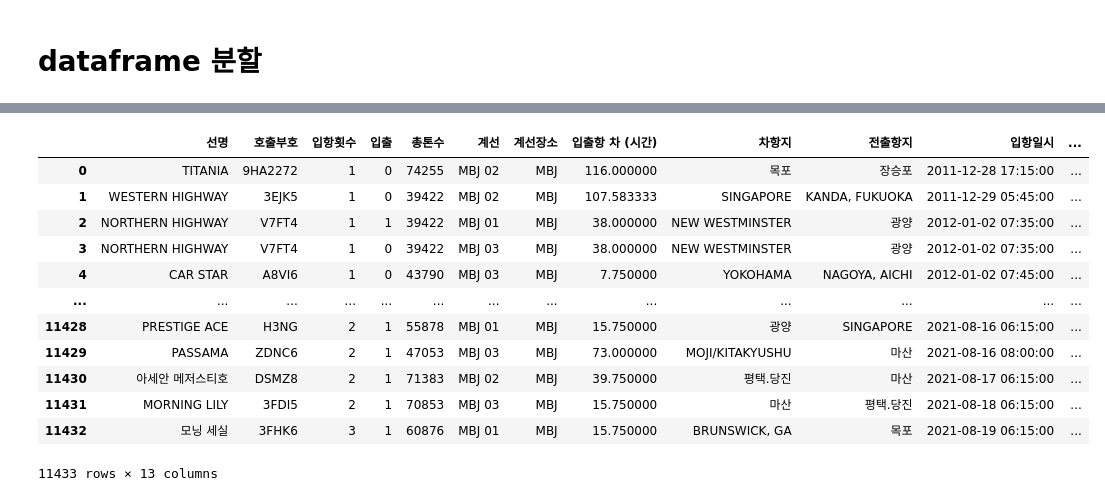
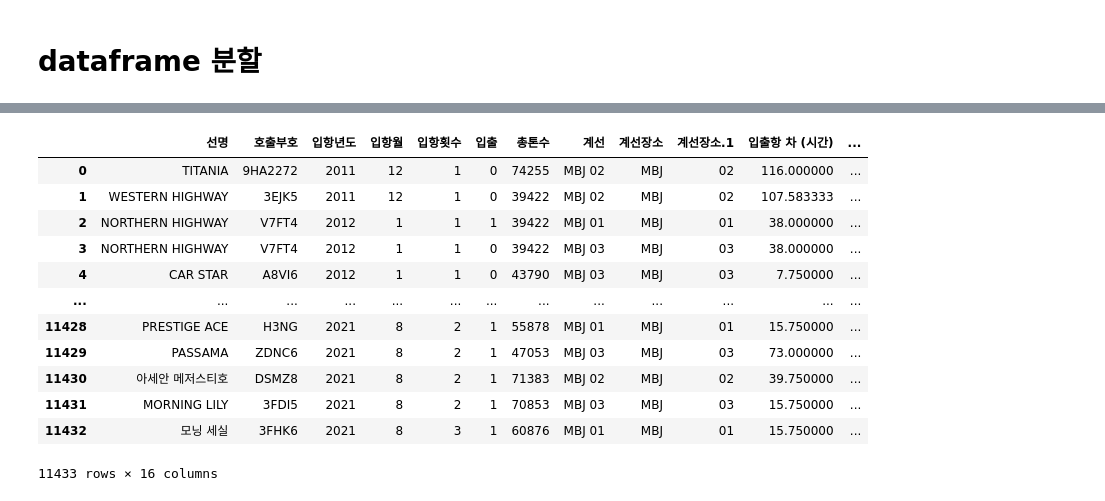
Before and after one commit to one-gidung/UPA_Smart_Port, a Jupyter notebook: 10년치 자동차부두 입출항 3차 시도 (전처리).ipynb, the cells around one changed output, grey strips where cells are left out. Cells and saved outputs as stored; diff of their text form; code cells hidden in the pictures.

```diff
--- a/10년치 자동차부두 입출항 3차 시도 (전처리).ipynb
+++ b/10년치 자동차부두 입출항 3차 시도 (전처리).ipynb
@@ -40,6 +40,6 @@ df
 # 데이터 EDA를 하기 위한 전처리
 # %%
 # 필요없는 변수 제거
-df.drop(['항명', '입항횟수', '구분', '외내', '항해구분', '예선', '도선', '국적', '국적.1', '승무원 1', '승무원 2', '승객', '부선호출부호1', '부선호출부호2', '계선장소.2'], axis=1, inplace=True)
+df.drop(['항명', '구분', '외내', '항해구분', '국적', '국적.1', '승무원 1', '승무원 2', '승객', '부선호출부호1', '부선호출부호2', '계선장소.2'], axis=1, inplace=True)
 df
 # %% [output]
@@ -141,5 +141,5 @@ df_Car
 # %%
 # 칼럼 이름 변경
-df_Car.rename(columns={'입항횟수.1': '입항횟수'}, inplace=True)
+df_Car.rename(columns={'입항횟수.1': '입항횟수', '입항횟수':'입항년도'}, inplace=True)
 df_Car
 # %% [output]
@@ -202,5 +201,0 @@ df_Car
-# %%
-# 필요없는 열 삭제 후 인덱스 초기화
-df_Car.drop(['계선장소.1'], axis=1, inplace=True)
-df_Car.reset_index(inplace=True, drop=True)
-df_Car
@@ -325,0 +303,6 @@ df
+# %%
+# 입항일시의 월을 추출에 월 컬럼 생성
+df['입항월'] = df['입항일시'].astype(str).str[5:7].astype(int)
+
+df = df.reset_index(drop=True)
+df
@@ -326,19 +323,19 @@ df
 # %%
 # 컬럼 순서 바꾸기 및 필요없는 열 제거
-df = df[['선명', '호출부호', '입항횟수', '입출', '총톤수', '계선', '계선장소', '입출항 차 (시간)', '차항지', '전출항지', '입항일시', '출항일시', 'MRN 번호']]
+df = df[['선명', '호출부호', '입항년도', '입항월', '입항횟수', '입출', '총톤수', '계선', '계선장소', '계선장소.1', '입출항 차 (시간)', '예선', '도선', '차항지', '전출항지', 'MRN 번호']]
 df = df.reset_index(drop=True)
 df
 # %% [output]
-|  | 선명 | 호출부호 | 입항횟수 | 입출 | 총톤수 | 계선 | 계선장소 | 입출항 차 (시간) | 차항지 | 전출항지 | 입항일시 | ... |
-| 0 | TITANIA | 9HA2272 | 1 | 0 | 74255 | MBJ 02 | MBJ | 116.000000 | 목포 | 장승포 | 2011-12-28 17:15:00 | ... |
-| 1 | WESTERN HIGHWAY | 3EJK5 | 1 | 0 | 39422 | MBJ 02 | MBJ | 107.583333 | SINGAPORE | KANDA, FUKUOKA | 2011-12-29 05:45:00 | ... |
-| 2 | NORTHERN HIGHWAY | V7FT4 | 1 | 1 | 39422 | MBJ 01 | MBJ | 38.000000 | NEW WESTMINSTER | 광양 | 2012-01-02 07:35:00 | ... |
-| 3 | NORTHERN HIGHWAY | V7FT4 | 1 | 0 | 39422 | MBJ 03 | MBJ | 38.000000 | NEW WESTMINSTER | 광양 | 2012-01-02 07:35:00 | ... |
-| 4 | CAR STAR | A8VI6 | 1 | 0 | 43790 | MBJ 03 | MBJ | 7.750000 | YOKOHAMA | NAGOYA, AICHI | 2012-01-02 07:45:00 | ... |
+|  | 선명 | 호출부호 | 입항년도 | 입항월 | 입항횟수 | 입출 | 총톤수 | 계선 | 계선장소 | 계선장소.1 | 입출항 차 (시간) | ... |
+| 0 | TITANIA | 9HA2272 | 2011 | 12 | 1 | 0 | 74255 | MBJ 02 | MBJ | 02 | 116.000000 | ... |
+| 1 | WESTERN HIGHWAY | 3EJK5 | 2011 | 12 | 1 | 0 | 39422 | MBJ 02 | MBJ | 02 | 107.583333 | ... |
+| 2 | NORTHERN HIGHWAY | V7FT4 | 2012 | 1 | 1 | 1 | 39422 | MBJ 01 | MBJ | 01 | 38.000000 | ... |
+| 3 | NORTHERN HIGHWAY | V7FT4 | 2012 | 1 | 1 | 0 | 39422 | MBJ 03 | MBJ | 03 | 38.000000 | ... |
+| 4 | CAR STAR | A8VI6 | 2012 | 1 | 1 | 0 | 43790 | MBJ 03 | MBJ | 03 | 7.750000 | ... |
 | ... | ... | ... | ... | ... | ... | ... | ... | ... | ... | ... | ... | ... |
-| 11428 | PRESTIGE ACE | H3NG | 2 | 1 | 55878 | MBJ 01 | MBJ | 15.750000 | 광양 | SINGAPORE | 2021-08-16 06:15:00 | ... |
-| 11429 | PASSAMA | ZDNC6 | 2 | 1 | 47053 | MBJ 03 | MBJ | 73.000000 | MOJI/KITAKYUSHU | 마산 | 2021-08-16 08:00:00 | ... |
-| 11430 | 아세안 메저스티호 | DSMZ8 | 2 | 1 | 71383 | MBJ 02 | MBJ | 39.750000 | 평택.당진 | 마산 | 2021-08-17 06:15:00 | ... |
-| 11431 | MORNING LILY | 3FDI5 | 2 | 1 | 70853 | MBJ 03 | MBJ | 15.750000 | 마산 | 평택.당진 | 2021-08-18 06:15:00 | ... |
-| 11432 | 모닝 세실 | 3FHK6 | 3 | 1 | 60876 | MBJ 01 | MBJ | 15.750000 | BRUNSWICK, GA | 목포 | 2021-08-19 06:15:00 | ... |
+| 11428 | PRESTIGE ACE | H3NG | 2021 | 8 | 2 | 1 | 55878 | MBJ 01 | MBJ | 01 | 15.750000 | ... |
+| 11429 | PASSAMA | ZDNC6 | 2021 | 8 | 2 | 1 | 47053 | MBJ 03 | MBJ | 03 | 73.000000 | ... |
+| 11430 | 아세안 메저스티호 | DSMZ8 | 2021 | 8 | 2 | 1 | 71383 | MBJ 02 | MBJ | 02 | 39.750000 | ... |
+| 11431 | MORNING LILY | 3FDI5 | 2021 | 8 | 2 | 1 | 70853 | MBJ 03 | MBJ | 03 | 15.750000 | ... |
+| 11432 | 모닝 세실 | 3FHK6 | 2021 | 8 | 3 | 1 | 60876 | MBJ 01 | MBJ | 01 | 15.750000 | ... |
-11433 rows × 13 columns
+11433 rows × 16 columns
```
Also changed, not shown: parts of 23 cells of this notebook, 2 other files.
